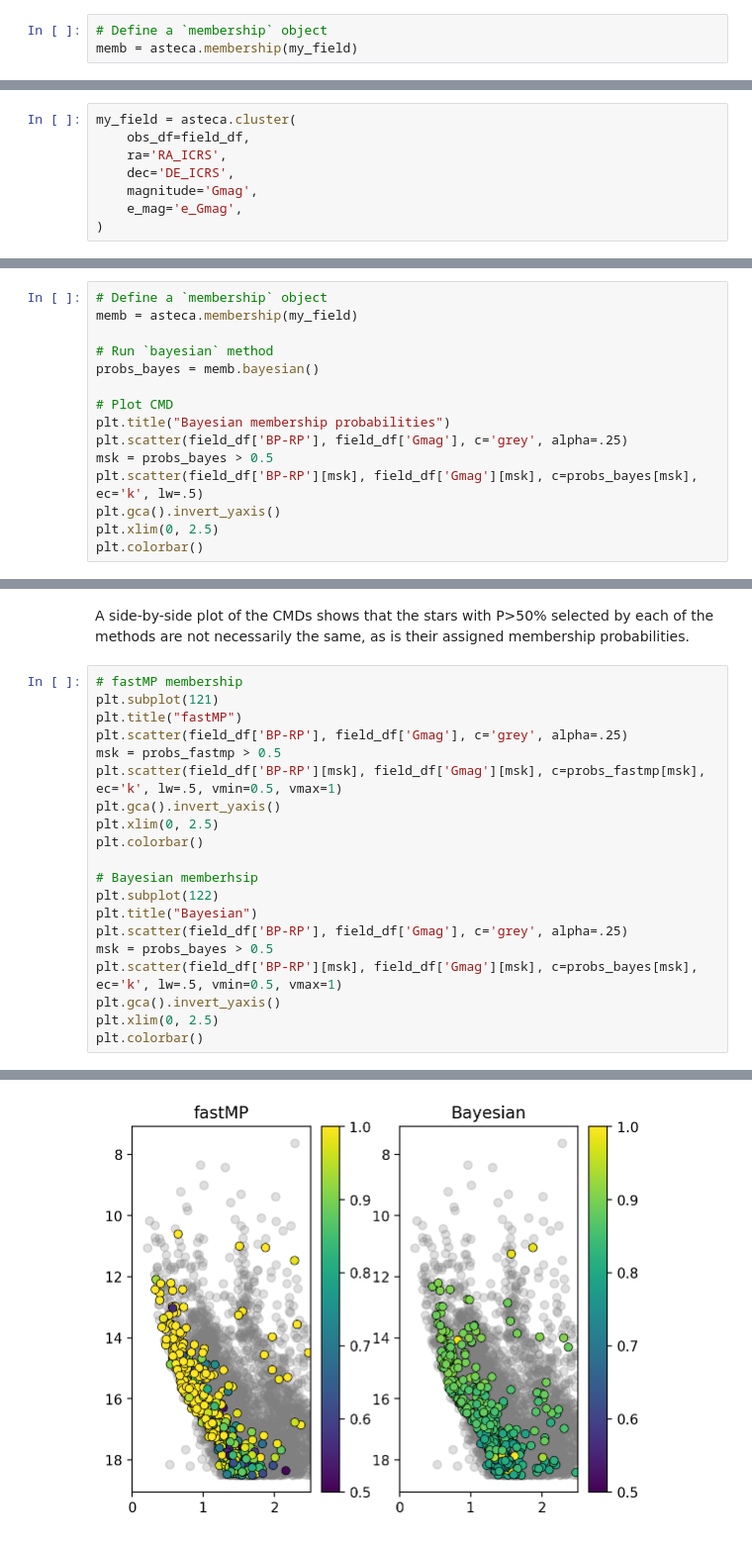
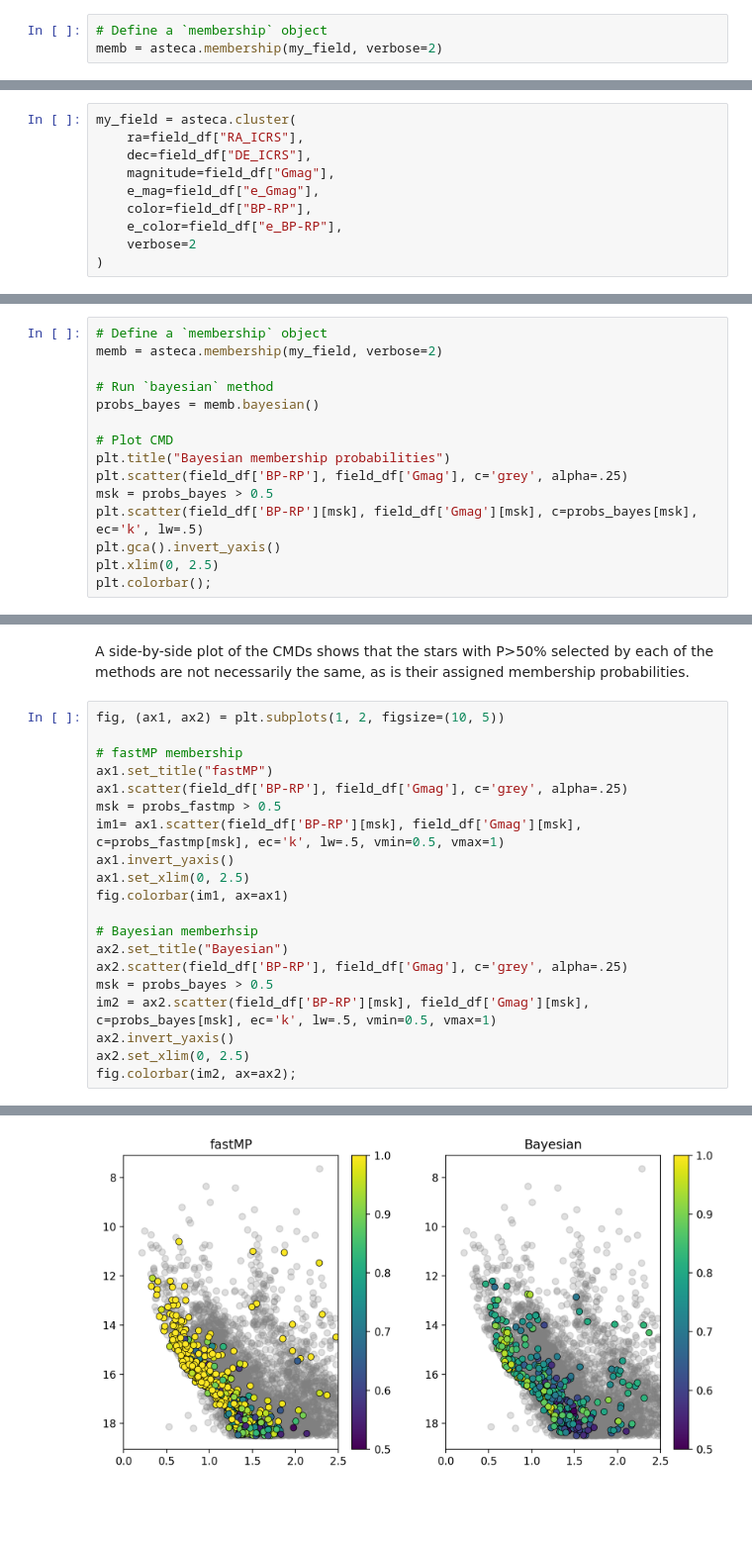
Before and after one commit to asteca/ASteCA, a Jupyter notebook: docs/tutorials/membership.ipynb, the cells around one changed output, grey strips where cells are left out. Shown at 99% size. Drawn from its saved outputs; the diff is of its cells as text; blank space fills up the shorter version.

```diff
--- a/docs/tutorials/membership.ipynb
+++ b/docs/tutorials/membership.ipynb
@@ -77,6 +56,6 @@ Number of members estimated
 With the required parameters loaded in the `my_field` object, we can instantiate a `membership` object as follows:
 # %%
 # Define a `membership` object
-memb = asteca.membership(my_field)
+memb = asteca.membership(my_field, verbose=2)
 # %% [output]
 Membership object generated
@@ -109,11 +96,13 @@ As stated in the in the [Membership estimation](https://asteca.readthedocs.io/en
 We will show here how the `bayesian` method can be used with photometric data exclusively. We thus re-instantiate a `cluster` object without proper motions and parallax data:
 # %%
 my_field = asteca.cluster(
-    obs_df=field_df,
-    ra='RA_ICRS',
-    dec='DE_ICRS',
-    magnitude='Gmag',
-    e_mag='e_Gmag',
+    ra=field_df["RA_ICRS"],
+    dec=field_df["DE_ICRS"],
+    magnitude=field_df["Gmag"],
+    e_mag=field_df["e_Gmag"],
+    color=field_df["BP-RP"],
+    e_color=field_df["e_BP-RP"],
+    verbose=2
 )
 # %% [output]
 Instantiating cluster...
@@ -138,7 +133,7 @@ Number of members estimated
 Now we can instantiate the `membership` object and obtain the membership probabilities using the `bayesian` method:
 # %%
 # Define a `membership` object
-memb = asteca.membership(my_field)
+memb = asteca.membership(my_field, verbose=2)
 
 # Run `bayesian` method
 probs_bayes = memb.bayesian()
@@ -150,6 +145,6 @@ msk = probs_bayes > 0.5
 plt.scatter(field_df['BP-RP'][msk], field_df['Gmag'][msk], c=probs_bayes[msk], ec='k', lw=.5)
 plt.gca().invert_yaxis()
 plt.xlim(0, 2.5)
-plt.colorbar()
+plt.colorbar();
 # %% [output]
 Membership object generated
@@ -160,23 +161,23 @@ Running Bayesian DA...
 # %% [markdown]
 A side-by-side plot of the CMDs shows that the stars with P>50% selected by each of the methods are not necessarily the same, as is their assigned membership probabilities.
 # %%
+fig, (ax1, ax2) = plt.subplots(1, 2, figsize=(10, 5))
+
 # fastMP membership
-plt.subplot(121)
-plt.title("fastMP")
-plt.scatter(field_df['BP-RP'], field_df['Gmag'], c='grey', alpha=.25)
+ax1.set_title("fastMP")
+ax1.scatter(field_df['BP-RP'], field_df['Gmag'], c='grey', alpha=.25)
 msk = probs_fastmp > 0.5
-plt.scatter(field_df['BP-RP'][msk], field_df['Gmag'][msk], c=probs_fastmp[msk], ec='k', lw=.5, vmin=0.5, vmax=1)
-plt.gca().invert_yaxis()
-plt.xlim(0, 2.5)
-plt.colorbar()
+im1= ax1.scatter(field_df['BP-RP'][msk], field_df['Gmag'][msk], c=probs_fastmp[msk], ec='k', lw=.5, vmin=0.5, vmax=1)
+ax1.invert_yaxis()
+ax1.set_xlim(0, 2.5)
+fig.colorbar(im1, ax=ax1)
 
 # Bayesian memberhsip
-plt.subplot(122)
-plt.title("Bayesian")
-plt.scatter(field_df['BP-RP'], field_df['Gmag'], c='grey', alpha=.25)
+ax2.set_title("Bayesian")
+ax2.scatter(field_df['BP-RP'], field_df['Gmag'], c='grey', alpha=.25)
 msk = probs_bayes > 0.5
-plt.scatter(field_df['BP-RP'][msk], field_df['Gmag'][msk], c=probs_bayes[msk], ec='k', lw=.5, vmin=0.5, vmax=1)
-plt.gca().invert_yaxis()
-plt.xlim(0, 2.5)
-plt.colorbar()
+im2 = ax2.scatter(field_df['BP-RP'][msk], field_df['Gmag'][msk], c=probs_bayes[msk], ec='k', lw=.5, vmin=0.5, vmax=1)
+ax2.invert_yaxis()
+ax2.set_xlim(0, 2.5)
+fig.colorbar(im2, ax=ax2);
 # %% [output]
@@ -184 +184 @@ plt.colorbar()
-[figure, old version]
+[figure, new version]
```
Also changed, not shown: parts of 15 cells of this notebook, 14 other files.
